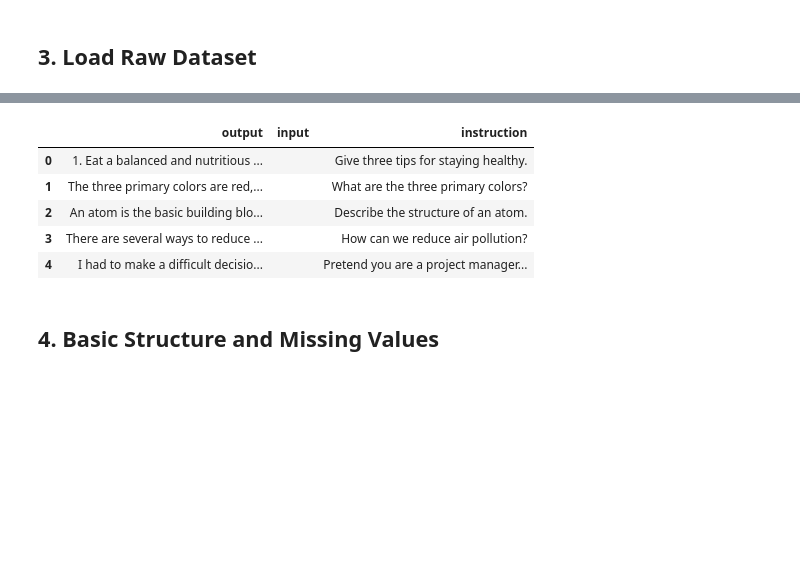
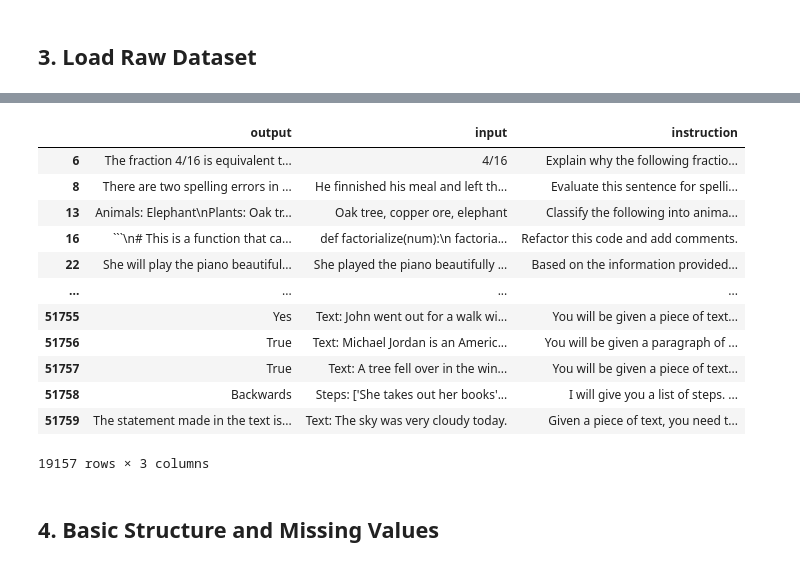
Before and after one commit to OthmanSALAHI/optimization-slm-edge-ai, a Jupyter notebook: notebooks/eda_dataset.ipynb, the cells around one changed output, grey strips where cells are left out. Cells and saved outputs as stored; diff of their text form; code cells hidden in the pictures; blank space fills up the shorter version.

````diff
--- a/notebooks/eda_dataset.ipynb
+++ b/notebooks/eda_dataset.ipynb
@@ -91,13 +85,20 @@ Columns: ['output', 'input', 'instruction']
 # %%
 raw_df = raw_dataset.to_pandas()
-raw_df.head()
+raw_df[raw_df['input'] != '']
 # %% [output]
 |  | output | input | instruction |
-| 0 | 1. Eat a balanced and nutritious ... |  | Give three tips for staying healthy. |
-| 1 | The three primary colors are red,... |  | What are the three primary colors? |
-| 2 | An atom is the basic building blo... |  | Describe the structure of an atom. |
-| 3 | There are several ways to reduce ... |  | How can we reduce air pollution? |
-| 4 | I had to make a difficult decisio... |  | Pretend you are a project manager... |
+| 6 | The fraction 4/16 is equivalent t... | 4/16 | Explain why the following fractio... |
+| 8 | There are two spelling errors in ... | He finnished his meal and left th... | Evaluate this sentence for spelli... |
+| 13 | Animals: Elephant\nPlants: Oak tr... | Oak tree, copper ore, elephant | Classify the following into anima... |
+| 16 | ```\n# This is a function that ca... | def factorialize(num):\n factoria... | Refactor this code and add comments. |
+| 22 | She will play the piano beautiful... | She played the piano beautifully ... | Based on the information provided... |
+| ... | ... | ... | ... |
+| 51755 | Yes | Text: John went out for a walk wi... | You will be given a piece of text... |
+| 51756 | True | Text: Michael Jordan is an Americ... | You will be given a paragraph of ... |
+| 51757 | True | Text: A tree fell over in the win... | You will be given a piece of text... |
+| 51758 | Backwards | Steps: ['She takes out her books'... | I will give you a list of steps. ... |
+| 51759 | The statement made in the text is... | Text: The sky was very cloudy today. | Given a piece of text, you need t... |
+19157 rows × 3 columns
 # %% [markdown]
 ## 4. Basic Structure and Missing Values
 # %%
````
Also changed, not shown: parts of 4 cells of this notebook, 10 other files.
